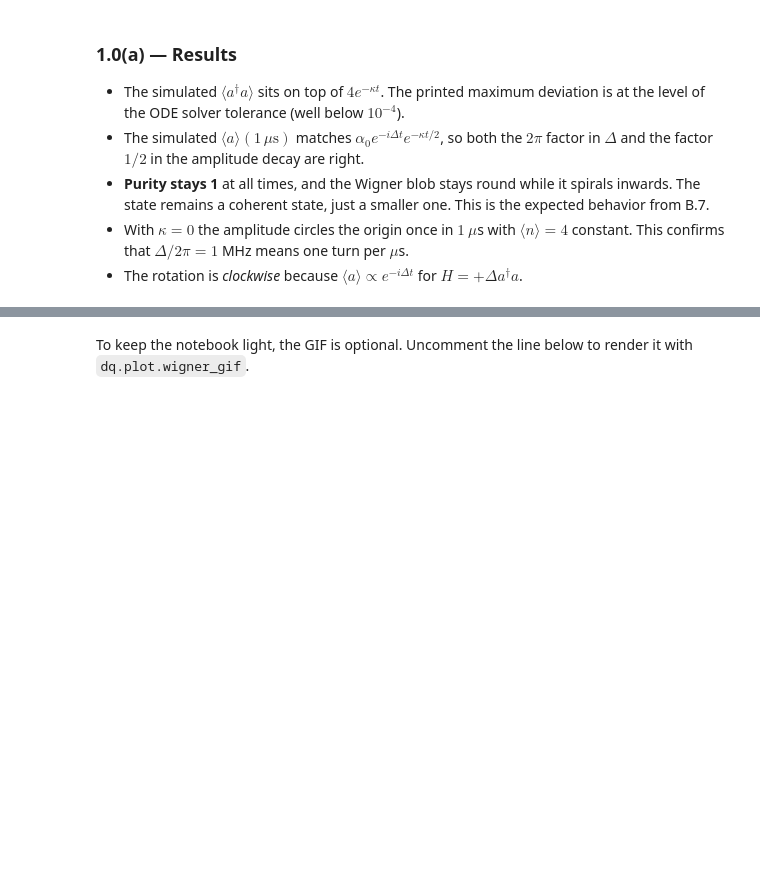
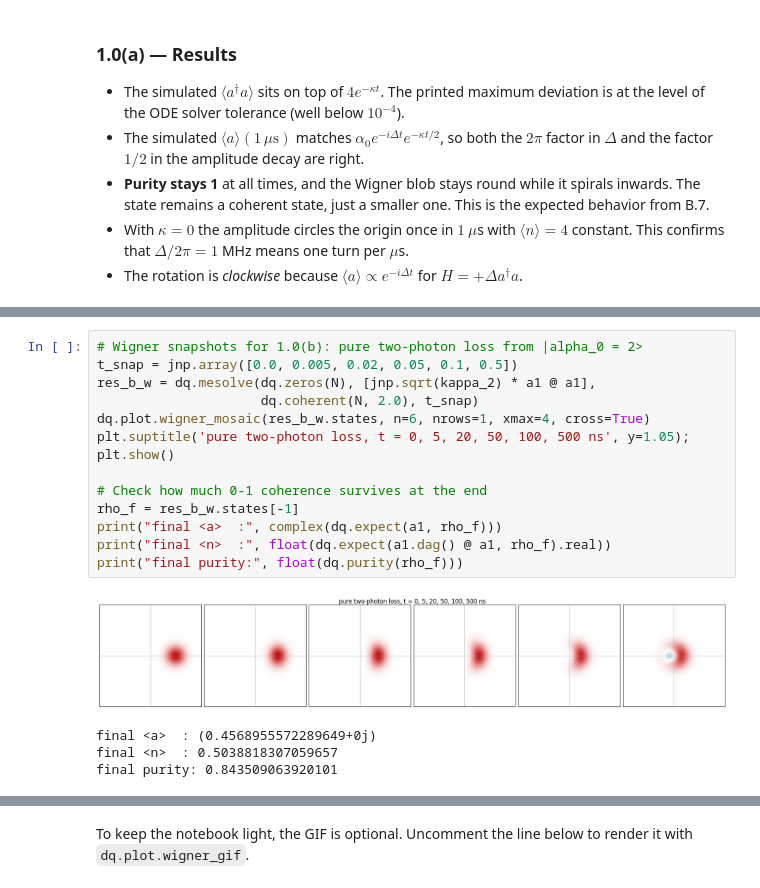
Before and after one commit to eykzhang/duquantum, a Jupyter notebook: task1.ipynb, the cells around one changed output, grey strips where cells are left out. Drawn from its saved outputs; the diff is of its cells as text; blank space fills up the shorter version.

```diff
--- a/task1.ipynb
+++ b/task1.ipynb
@@ -178,0 +221,18 @@ plt.tight_layout(); plt.show()
+# %%
+# Wigner snapshots for 1.0(b): pure two-photon loss from |alpha_0 = 2>
+t_snap = jnp.array([0.0, 0.005, 0.02, 0.05, 0.1, 0.5])
+res_b_w = dq.mesolve(dq.zeros(N), [jnp.sqrt(kappa_2) * a1 @ a1],
+                     dq.coherent(N, 2.0), t_snap)
+dq.plot.wigner_mosaic(res_b_w.states, n=6, nrows=1, xmax=4, cross=True)
+plt.suptitle('pure two-photon loss, t = 0, 5, 20, 50, 100, 500 ns', y=1.05); plt.show()
+
+# Check how much 0-1 coherence survives at the end
+rho_f = res_b_w.states[-1]
+print("final <a>  :", complex(dq.expect(a1, rho_f)))
+print("final <n>  :", float(dq.expect(a1.dag() @ a1, rho_f).real))
+print("final purity:", float(dq.purity(rho_f)))
+# %% [output]
+[figure, added]
+final <a>  : (0.4568955572289649+0j)
+final <n>  : 0.5038818307059657
+final purity: 0.843509063920101
```
Also changed, not shown: parts of 20 cells of this notebook, 21 other files.
